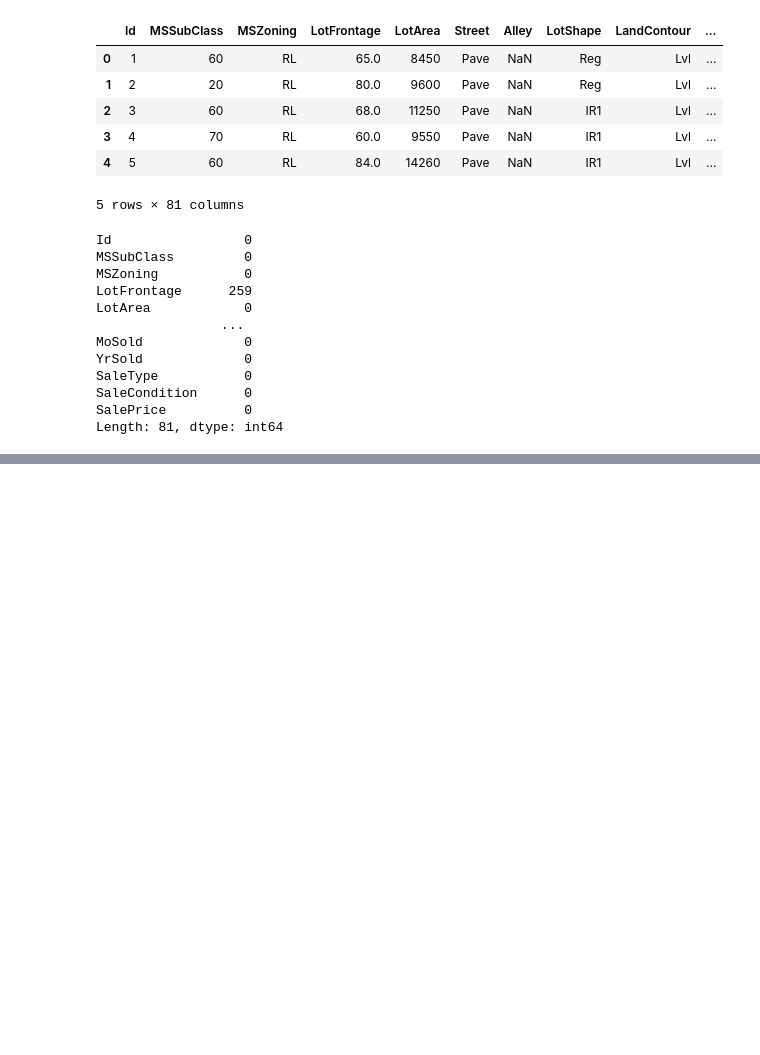
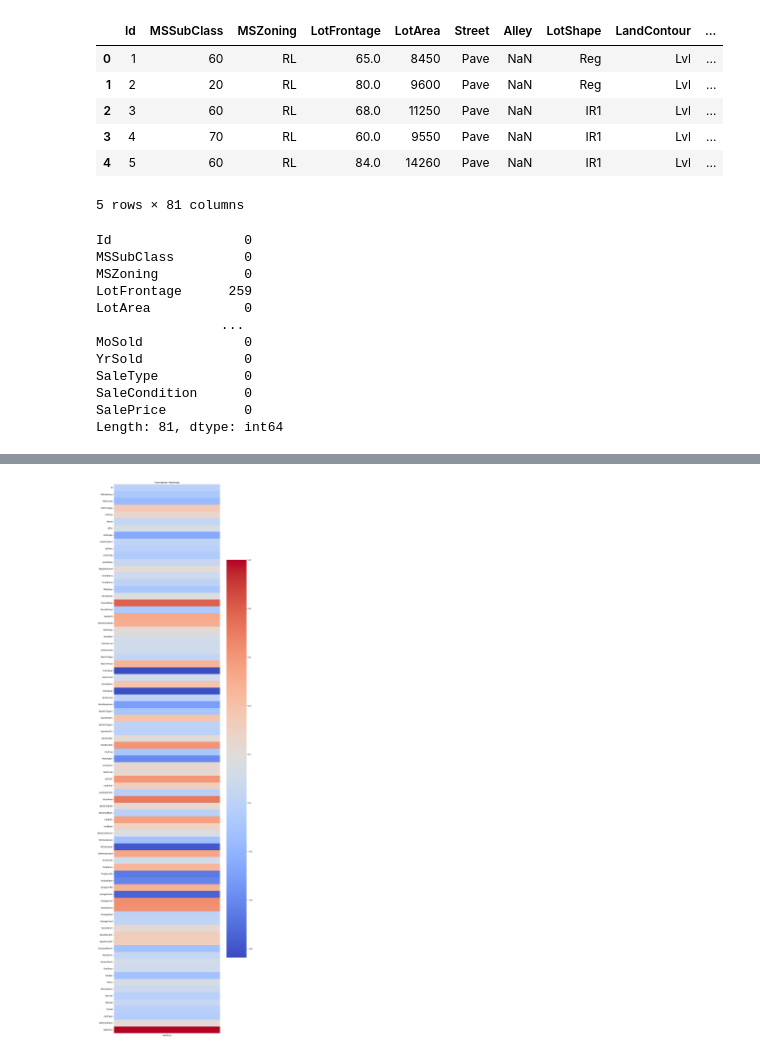
Before and after one commit to AKSHTMISHRA/ML-Projects, a Jupyter notebook: house price predicitions/price_prediction_code.ipynb, the cells around one changed output, grey strips where cells are left out. Saved outputs shown, nothing was run; the diff lists cells and outputs as text; code cells hidden in the pictures; blank space fills up the shorter version.

```diff
--- a/house price predicitions/price_prediction_code.ipynb
+++ b/house price predicitions/price_prediction_code.ipynb
@@ -78,0 +156,10 @@ BsmtExposure      38
+# %%
+# creating correlation graph after label encoding
+# checking correlation between salesprice and All the other features
+SalePrice_corr=train_file.corr()['SalePrice']
+mp.figure(figsize=(12, 50))  # Adjust the size of the heatmap as needed
+sb.heatmap(SalePrice_corr.to_frame(),cmap='coolwarm', fmt='.2f')#annot=True,
+mp.title("Correlation Heatmap")
+mp.show()
+# %% [output]
+[figure, added]
```
Also changed, not shown: parts of 8 cells of this notebook.
